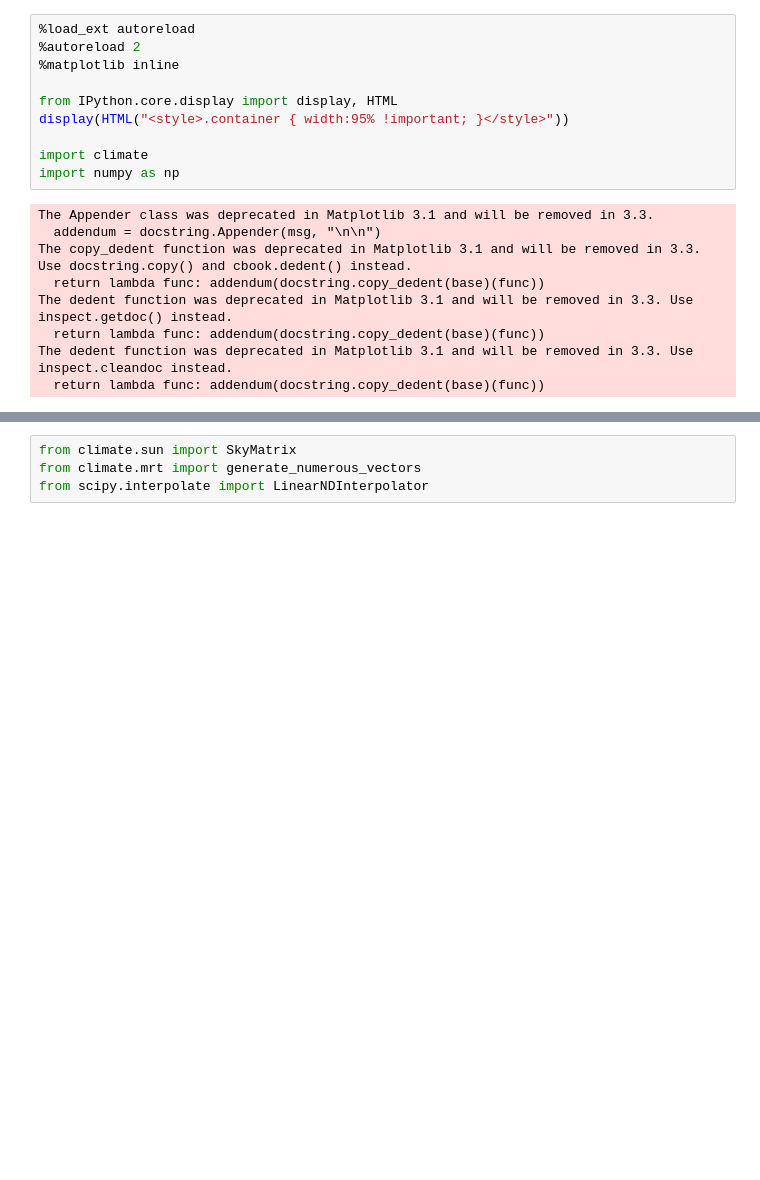
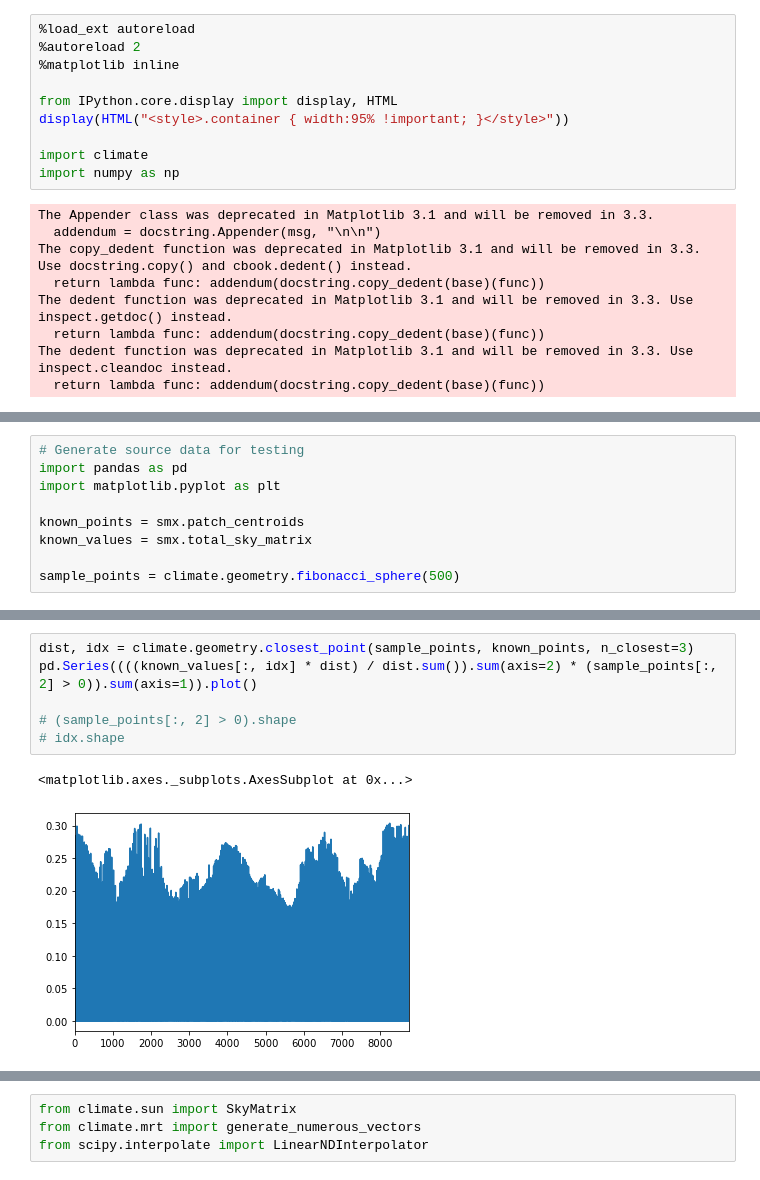
Before and after one commit to cycle13/climate, a Jupyter notebook: test.ipynb, the cells around one changed output, grey strips where cells are left out. Saved outputs shown, nothing was run; the diff lists cells and outputs as text; blank space fills up the shorter version.

```diff
--- a/test.ipynb
+++ b/test.ipynb
@@ -60,0 +49,9 @@ array([[ 0.01620185, -0.04167134,  0.999     ],
+# %%
+# Generate source data for testing
+import pandas as pd
+import matplotlib.pyplot as plt
+
+known_points = smx.patch_centroids
+known_values = smx.total_sky_matrix
+
+sample_points = climate.geometry.fibonacci_sphere(500)
@@ -60,0 +78,9 @@ array([[ 0.01620185, -0.04167134,  0.999     ],
+# %%
+dist, idx = climate.geometry.closest_point(sample_points, known_points, n_closest=3)
+pd.Series((((known_values[:, idx] * dist) / dist.sum()).sum(axis=2) * (sample_points[:, 2] > 0)).sum(axis=1)).plot()
+
+# (sample_points[:, 2] > 0).shape
+# idx.shape
+# %% [output]
+<matplotlib.axes._subplots.AxesSubplot at 0x...>
+[figure, added]
```
Also changed, not shown: parts of 9 cells of this notebook, 3 other files.
